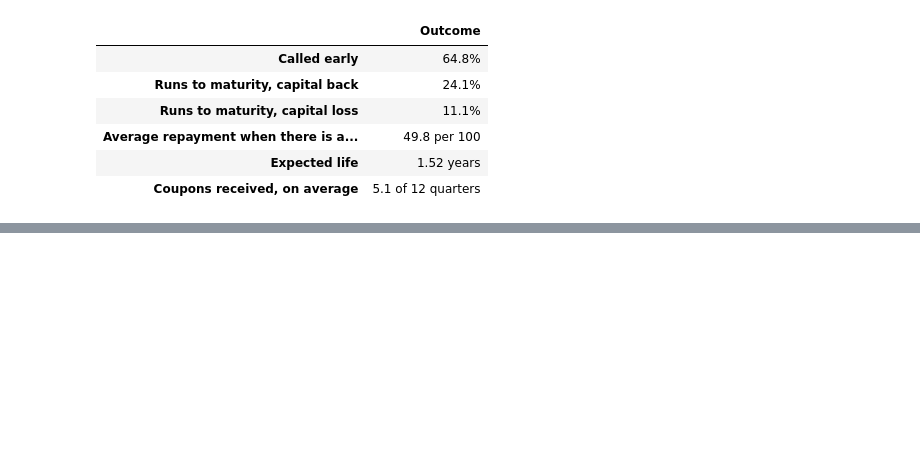
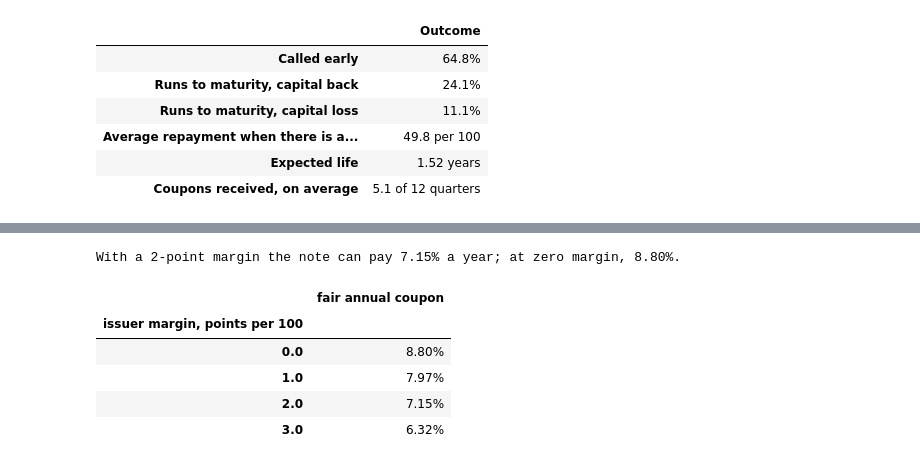
Before and after one commit to Lakshayx007/autocall-lab, a Jupyter notebook: notebooks/autocall_lab.ipynb, the cells around one changed output, grey strips where cells are left out. Cells and saved outputs as stored; diff of their text form; code cells hidden in the pictures; blank space fills up the shorter version.

```diff
--- a/notebooks/autocall_lab.ipynb
+++ b/notebooks/autocall_lab.ipynb
@@ -312,0 +372,14 @@ outcomes.to_frame()
+# %%
+MARGIN = 2.0
+z_fc = mc.normals(mc.DEFAULT_PATHS, ts.n_obs, len(snap.names))
+fc = pd.Series({m: R.fair_coupon(ts, mkt, m, z=z_fc) for m in (0.0, 1.0, 2.0, 3.0)})
+print(f"With a {MARGIN:.0f}-point margin the note can pay {fc[MARGIN]:.2%} a year; at zero margin, {fc[0.0]:.2%}.")
+fc.map(lambda c: f"{c:.2%}").rename_axis("issuer margin, points per 100").to_frame("fair annual coupon")
+# %% [output]
+With a 2-point margin the note can pay 7.15% a year; at zero margin, 8.80%.
+|  | fair annual coupon |
+| issuer margin, points per 100 |  |
+| 0.0 | 8.80% |
+| 1.0 | 7.97% |
+| 2.0 | 7.15% |
+| 3.0 | 6.32% |
```
Also changed, not shown: parts of 6 cells of this notebook, 4 other files.
